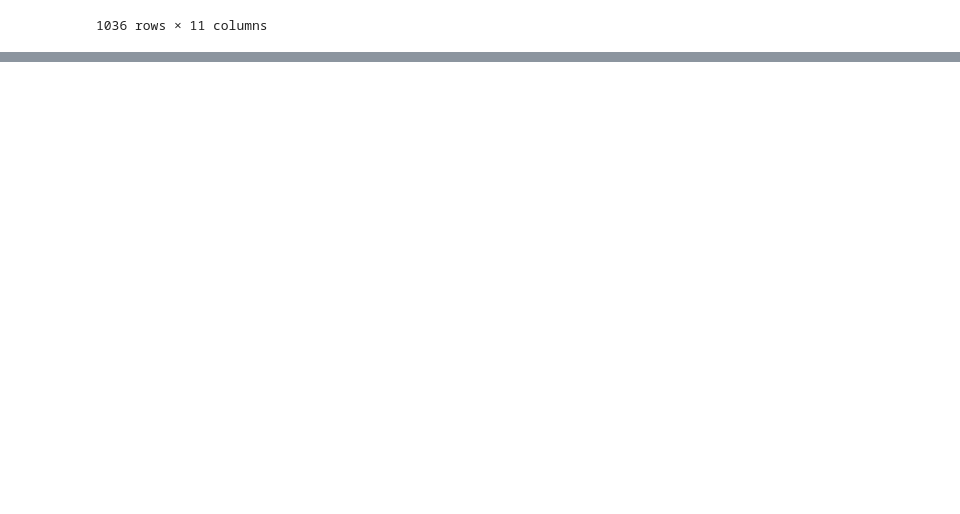
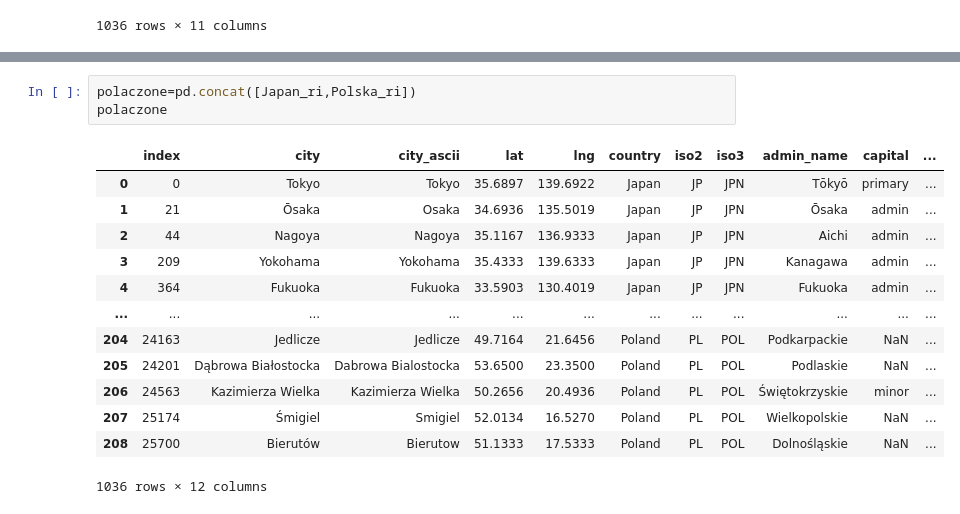
Before and after one commit to Klaudia2022/Obliczenianaukowe, a Jupyter notebook: Kopia_notatnika_Pandas2_live.ipynb, the cells around one changed output, grey strips where cells are left out. Drawn from its saved outputs; the diff is of its cells as text; blank space fills up the shorter version.

```diff
--- a/Kopia_notatnika_Pandas2_live.ipynb
+++ b/Kopia_notatnika_Pandas2_live.ipynb
@@ -640,0 +322,17 @@ Text(0, 0.5, 'Gęstość')
+# %%
+polaczone=pd.concat([Japan_ri,Polska_ri])
+polaczone
+# %% [output]
+|  | index | city | city_ascii | lat | lng | country | iso2 | iso3 | admin_name | capital | ... |
+| 0 | 0 | Tokyo | Tokyo | 35.6897 | 139.6922 | Japan | JP | JPN | Tōkyō | primary | ... |
+| 1 | 21 | Ōsaka | Osaka | 34.6936 | 135.5019 | Japan | JP | JPN | Ōsaka | admin | ... |
+| 2 | 44 | Nagoya | Nagoya | 35.1167 | 136.9333 | Japan | JP | JPN | Aichi | admin | ... |
+| 3 | 209 | Yokohama | Yokohama | 35.4333 | 139.6333 | Japan | JP | JPN | Kanagawa | admin | ... |
+| 4 | 364 | Fukuoka | Fukuoka | 33.5903 | 130.4019 | Japan | JP | JPN | Fukuoka | admin | ... |
+| ... | ... | ... | ... | ... | ... | ... | ... | ... | ... | ... | ... |
+| 204 | 24163 | Jedlicze | Jedlicze | 49.7164 | 21.6456 | Poland | PL | POL | Podkarpackie | NaN | ... |
+| 205 | 24201 | Dąbrowa Białostocka | Dabrowa Bialostocka | 53.6500 | 23.3500 | Poland | PL | POL | Podlaskie | NaN | ... |
+| 206 | 24563 | Kazimierza Wielka | Kazimierza Wielka | 50.2656 | 20.4936 | Poland | PL | POL | Świętokrzyskie | minor | ... |
+| 207 | 25174 | Śmigiel | Smigiel | 52.0134 | 16.5270 | Poland | PL | POL | Wielkopolskie | NaN | ... |
+| 208 | 25700 | Bierutów | Bierutow | 51.1333 | 17.5333 | Poland | PL | POL | Dolnośląskie | NaN | ... |
+1036 rows × 12 columns
```
Also changed, not shown: parts of 63 cells of this notebook.
